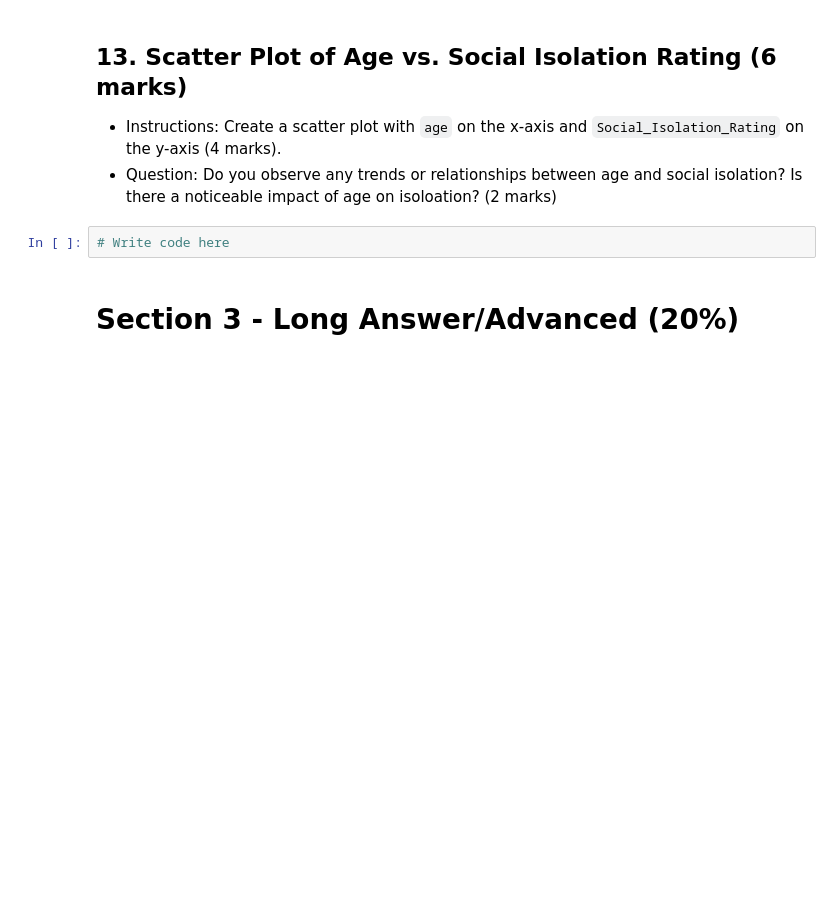
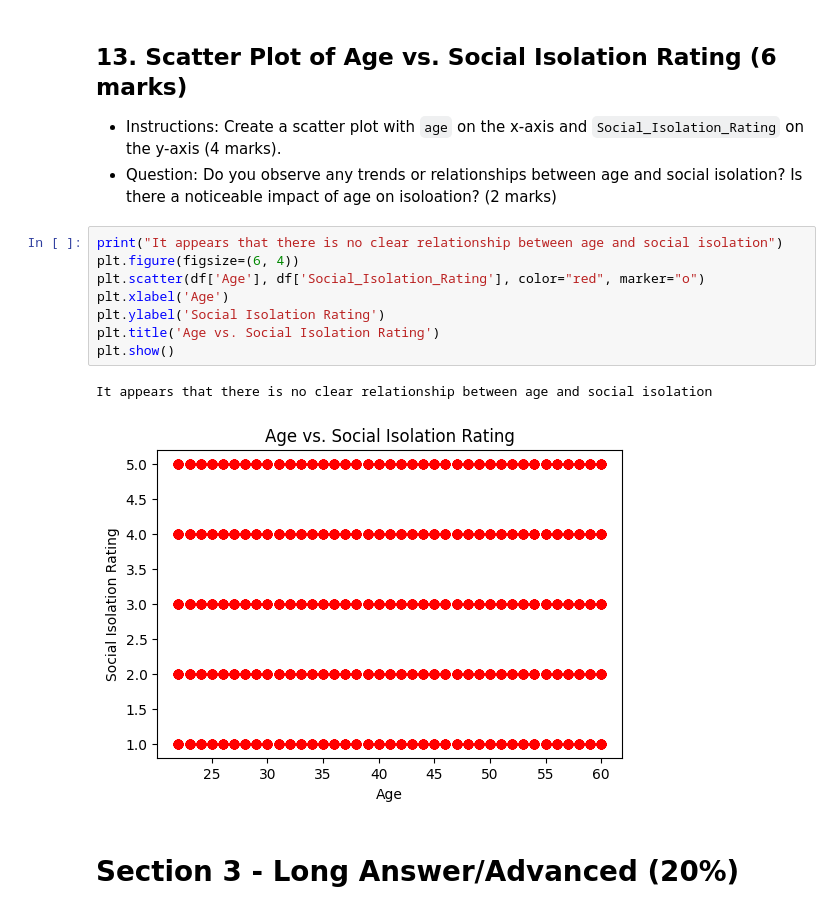
Before and after one commit to AliRKadhim/Cosmics, a Jupyter notebook: Assessment/Data_Analytics_with_Python_Assessment.ipynb, the cells around one changed output. Cells and saved outputs as stored; diff of their text form; blank space fills up the shorter version.

```diff
--- a/Assessment/Data_Analytics_with_Python_Assessment.ipynb
+++ b/Assessment/Data_Analytics_with_Python_Assessment.ipynb
@@ -402,8 +431,17 @@ plt.show()
 ## 13. Scatter Plot of Age vs. Social Isolation Rating (6 marks)
 - Instructions: Create a scatter plot with `age` on the x-axis and `Social_Isolation_Rating` on the y-axis (4 marks).
 - Question: Do you observe any trends or relationships between age and social isolation? Is there a noticeable impact of age on isoloation? (2 marks)
-# %%
-# Write code here
+# %%
+print("It appears that there is no clear relationship between age and social isolation")
+plt.figure(figsize=(6, 4))
+plt.scatter(df['Age'], df['Social_Isolation_Rating'], color="red", marker="o")
+plt.xlabel('Age')
+plt.ylabel('Social Isolation Rating')
+plt.title('Age vs. Social Isolation Rating')
+plt.show()
+# %% [output]
+It appears that there is no clear relationship between age and social isolation
+[figure, added]
 # %% [markdown]
 # Section 3 - Long Answer/Advanced (20%)
 # %% [markdown]
```
Also changed, not shown: parts of 7 cells of this notebook.
